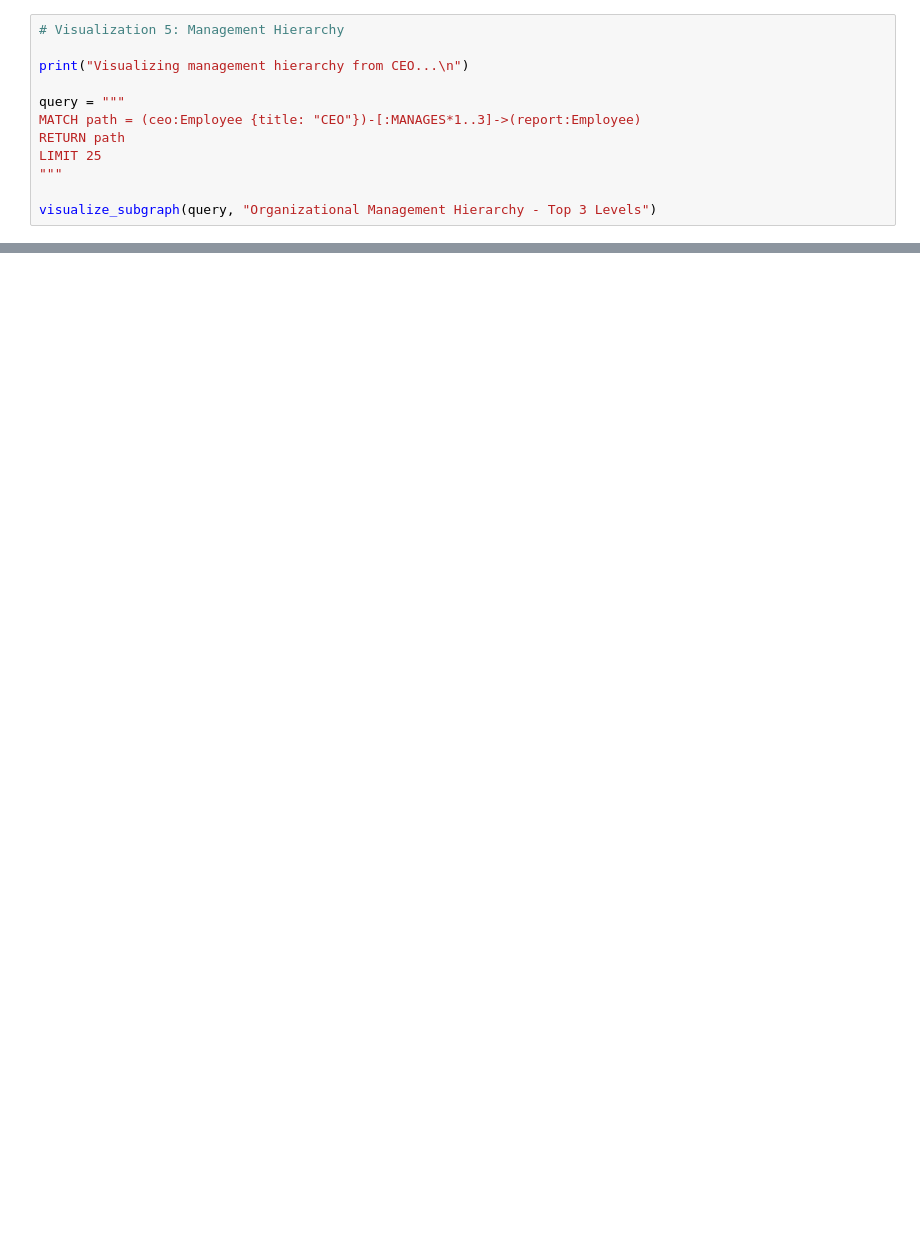
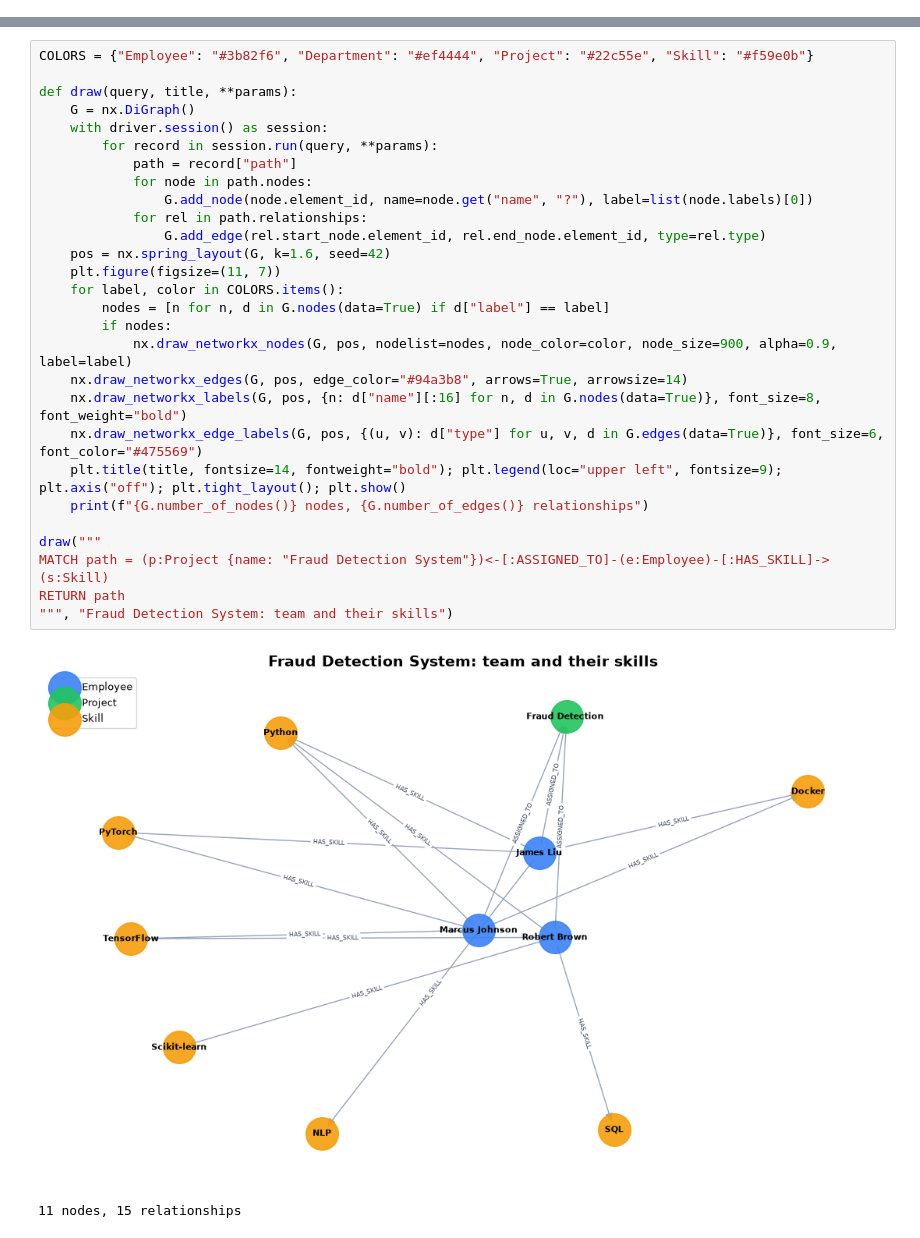
Before and after one commit to robertbarcik/vector_databases-tutorial, a Jupyter notebook: 4. Graph_Databases/1_graph_fundamentals_neo4j.ipynb, the cells around one changed output, grey strips where cells are left out. Cells and saved outputs as stored; diff of their text form; blank space fills up the shorter version.

```diff
--- a/4. Graph_Databases/1_graph_fundamentals_neo4j.ipynb
+++ b/4. Graph_Databases/1_graph_fundamentals_neo4j.ipynb
@@ -1065,12 +0,0 @@ The final visualization traces the reporting chain from the CEO downward, showin
-# %%
-# Visualization 5: Management Hierarchy
-
-print("Visualizing management hierarchy from CEO...\n")
-
-query = """
-MATCH path = (ceo:Employee {title: "CEO"})-[:MANAGES*1..3]->(report:Employee)
-RETURN path
-LIMIT 25
-"""
-
-visualize_subgraph(query, "Organizational Management Hierarchy - Top 3 Levels")
@@ -1104,0 +314,31 @@ print("See you in Notebook 2: GraphRAG with LlamaIndex! ")
+# %%
+COLORS = {"Employee": "#3b82f6", "Department": "#ef4444", "Project": "#22c55e", "Skill": "#f59e0b"}
+
+def draw(query, title, **params):
+    G = nx.DiGraph()
+    with driver.session() as session:
+        for record in session.run(query, **params):
+            path = record["path"]
+            for node in path.nodes:
+                G.add_node(node.element_id, name=node.get("name", "?"), label=list(node.labels)[0])
+            for rel in path.relationships:
+                G.add_edge(rel.start_node.element_id, rel.end_node.element_id, type=rel.type)
+    pos = nx.spring_layout(G, k=1.6, seed=42)
+    plt.figure(figsize=(11, 7))
+    for label, color in COLORS.items():
+        nodes = [n for n, d in G.nodes(data=True) if d["label"] == label]
+        if nodes:
+            nx.draw_networkx_nodes(G, pos, nodelist=nodes, node_color=color, node_size=900, alpha=0.9, label=label)
+    nx.draw_networkx_edges(G, pos, edge_color="#94a3b8", arrows=True, arrowsize=14)
+    nx.draw_networkx_labels(G, pos, {n: d["name"][:16] for n, d in G.nodes(data=True)}, font_size=8, font_weight="bold")
+    nx.draw_networkx_edge_labels(G, pos, {(u, v): d["type"] for u, v, d in G.edges(data=True)}, font_size=6, font_color="#475569")
+    plt.title(title, fontsize=14, fontweight="bold"); plt.legend(loc="upper left", fontsize=9); plt.axis("off"); plt.tight_layout(); plt.show()
+    print(f"{G.number_of_nodes()} nodes, {G.number_of_edges()} relationships")
+
+draw("""
+MATCH path = (p:Project {name: "Fraud Detection System"})<-[:ASSIGNED_TO]-(e:Employee)-[:HAS_SKILL]->(s:Skill)
+RETURN path
+""", "Fraud Detection System: team and their skills")
+# %% [output]
+[figure, added]
+11 nodes, 15 relationships
```
Also changed, not shown: parts of 114 cells of this notebook, 15 other files.
